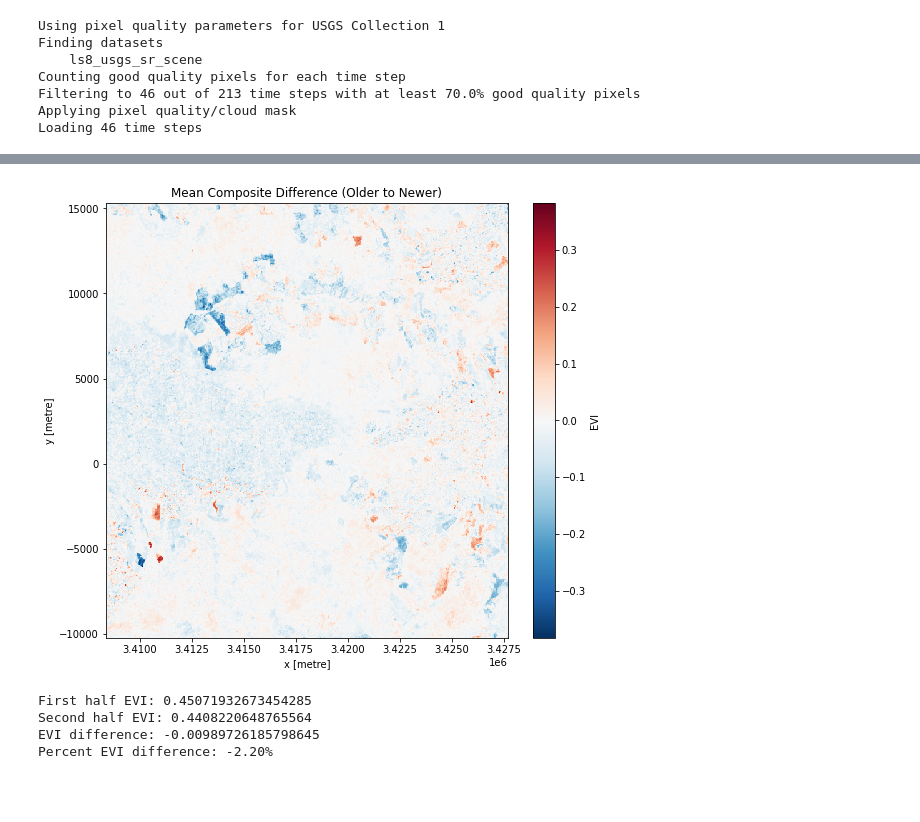
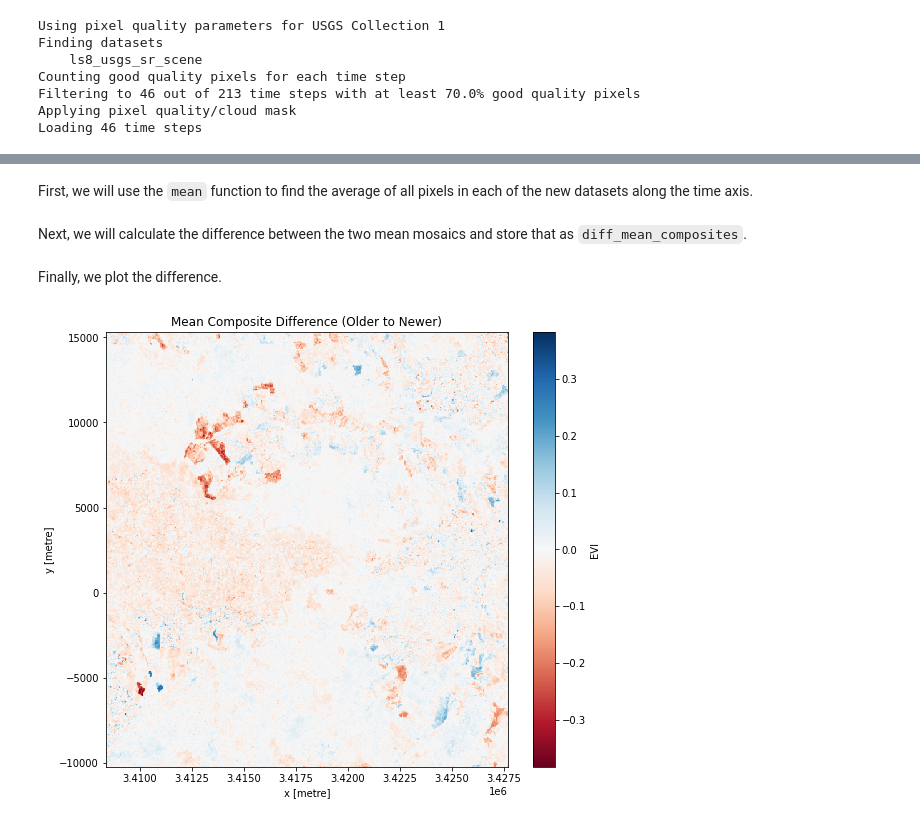
Before and after one commit to digitalearthafrica/deafrica-training-workshop, a Jupyter notebook: docs/_static/session_5/Vegetation_exercise.ipynb, the cells around one changed output, grey strips where cells are left out. Cells and saved outputs as stored; diff of their text form; code cells hidden in the pictures; blank space fills up the shorter version.

````diff
--- a/docs/_static/session_5/Vegetation_exercise.ipynb
+++ b/docs/_static/session_5/Vegetation_exercise.ipynb
@@ -56,3 +90,3 @@ landsat_ds = calculate_indices(landsat_ds, index='EVI', collection='c1')
 # %%
-baseline_sample = landsat_ds.EVI.sel(time=slice('2013-01-01', time_baseline))
-postbaseline_sample = landsat_ds.EVI.sel(time=slice(time_baseline, '2018-12-01'))
+baseline_sample = landsat_ds.EVI.sel(time=slice(time[0], time_baseline))
+postbaseline_sample = landsat_ds.EVI.sel(time=slice(time_baseline, time[1]))
@@ -59,12 +95,18 @@ postbaseline_sample = landsat_ds.EVI.sel(time=slice(time_baseline, '2018-12-01')
+# %% [markdown]
+First, we will use the ```mean``` function to find the average of all pixels in each of the new datasets along the time axis.
 # %%
 baseline_composite = baseline_sample.mean('time')
 postbaseline_composite = postbaseline_sample.mean('time')
+# %% [markdown]
+Next, we will calculate the difference between the two mean mosaics and store that as ```diff_mean_composites```.
 # %%
 diff_mean_composites = postbaseline_composite - baseline_composite
+# %% [markdown]
+Finally, we plot the difference.
 # %%
 plt.figure(figsize=(9, 8))
-diff_mean_composites.plot.imshow()
+diff_mean_composites.plot.imshow(cmap='RdBu')
 plt.title("Mean Composite Difference (Older to Newer)")
 plt.show()
 # %% [output]
-[figure, old version]
+[figure, new version]
@@ -74,11 +112,0 @@ postbaseline_mean = postbaseline_sample.mean().values
-# %%
-diff_total_mean = postbaseline_mean - baseline_mean
-print(f"First half EVI: {baseline_mean}")
-print(f"Second half EVI: {postbaseline_mean}")
-print(f"EVI difference: {diff_total_mean}")
-print(f"Percent EVI difference: {(diff_total_mean / baseline_mean):.2%}")
-# %% [output]
-First half EVI: 0.45071932673454285
-Second half EVI: 0.4408220648765564
-EVI difference: -0.00989726185798645
-Percent EVI difference: -2.20%
````
Also changed, not shown: parts of 17 cells of this notebook, 2 other files.
